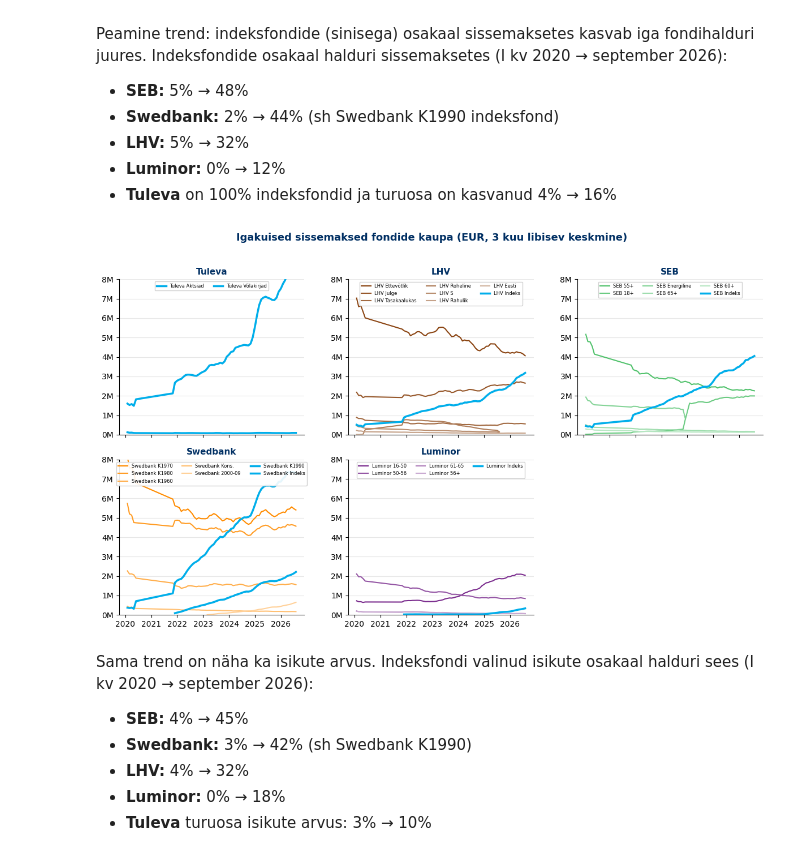
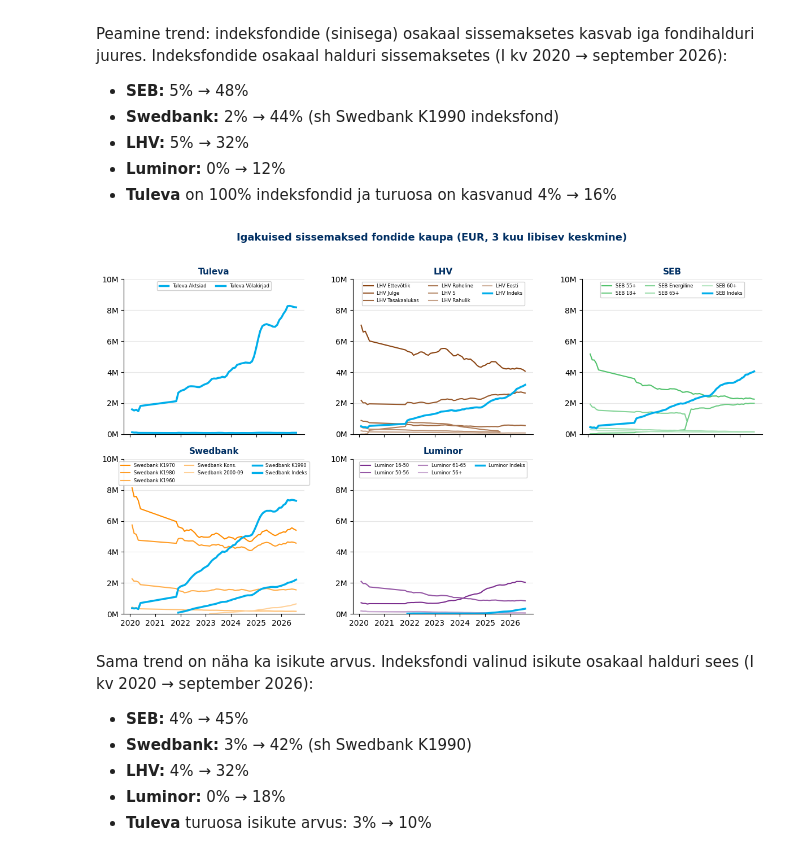
Before and after one commit to TulevaEE/reporting-engine, a Jupyter notebook: reports/adhoc/ii_pillar_contributions.ipynb, the cells around one changed output. Cells and saved outputs as stored; diff of their text form; code cells hidden in the pictures.

Commit message:
II pillar contributions: fund chart y-axis up to 10M EUR
Tuleva Aktsiad and Swedbank K1990 had grown past the 8M limit and were clipped.

Co-Authored-By: Claude Opus 5.5 <noreply@anthropic.com>

```diff
--- a/reports/adhoc/ii_pillar_contributions.ipynb
+++ b/reports/adhoc/ii_pillar_contributions.ipynb
@@ -210,7 +210,7 @@ INDEX_HIGHLIGHT = TULEVA_BLUE  # blue for all index funds
 
 fig, axes = plt.subplots(2, 3, figsize=(12, 7), sharex=True)
 axes_flat = axes.flatten()
-Y_MAX = 8  # millions EUR
+Y_MAX = 10  # millions EUR
 
 for idx, manager in enumerate(MANAGER_ORDER):
     ax = axes_flat[idx]
@@ -219,34 +219,34 @@ for idx, manager in enumerate(MANAGER_ORDER):
 
     # Split into index and non-index funds
     index_funds = [f for f in funds if mdf_mgr[mdf_mgr['short'] == f]['category'].iloc[0] in ('index', 'bond')]
     other_funds = [f for f in funds if f not in index_funds]
     other_colors = get_fund_colors(manager, max(len(other_funds), 1))
 
     for i, fund in enumerate(other_funds):
         fdf = mdf_mgr[mdf_mgr['short'] == fund].sort_values('period_start')
         smoothed = fdf['amount'].rolling(ROLLING_WINDOW, center=True).mean()
         ax.plot(fdf['period_start'], smoothed / 1e6, label=fund, color=other_colors[i], linewidth=1.5)
 
     for fund in index_funds:
         fdf = mdf_mgr[mdf_mgr['short'] == fund].sort_values('period_start')
         smoothed = fdf['amount'].rolling(ROLLING_WINDOW, center=True).mean()
         ax.plot(fdf['period_start'], smoothed / 1e6, label=fund, color=INDEX_HIGHLIGHT, linewidth=2.5)
 
     ax.set_title(manager, fontsize=11, fontweight='bold', color=TULEVA_NAVY)
     ax.set_ylim(0, Y_MAX)
     ax.yaxis.set_major_formatter(mticker.FuncFormatter(lambda x, p: f'{x:.0f}M'))
     ax.xaxis.set_major_locator(plt.matplotlib.dates.YearLocator())
     ax.xaxis.set_major_formatter(plt.matplotlib.dates.DateFormatter('%Y'))
     ax.grid(axis='y', alpha=0.3)
     ax.legend(fontsize=6, loc='upper center', framealpha=0.9, ncol=3)
 
 axes_flat[5].set_visible(False)
 
 fig.suptitle('Igakuised sissemaksed fondide kaupa (EUR, 3 kuu libisev keskmine)', fontsize=13, fontweight='bold', color=TULEVA_NAVY, y=1.02)
 fig.tight_layout()
 plt.show()
 # %% [output]
-[figure, old version]
+[figure, new version]
 # %% [markdown]
 Sama trend on näha ka isikute arvus. Indeksfondi valinud isikute osakaal halduri sees (I kv 2020 → september 2026):
 
```
Also changed, not shown: parts of 1 cell of this notebook, 2 other files.
